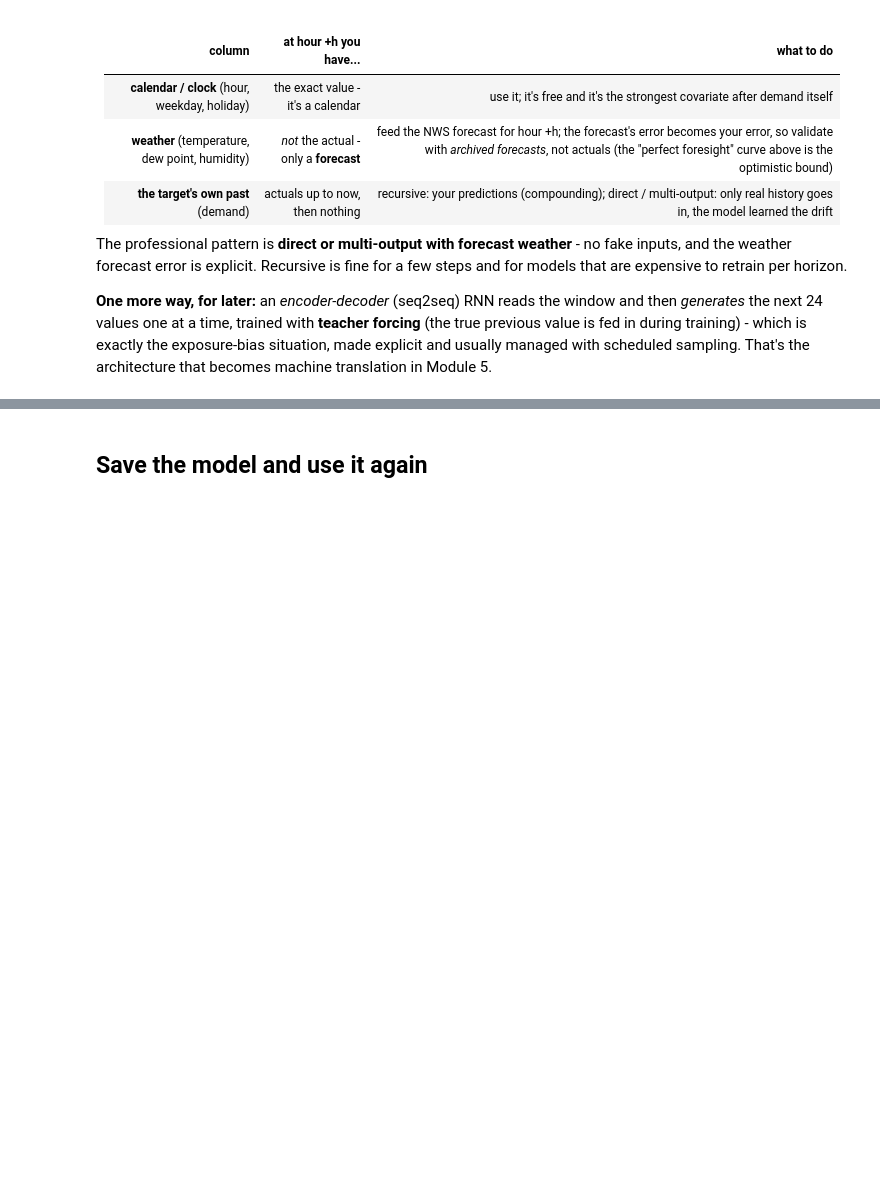
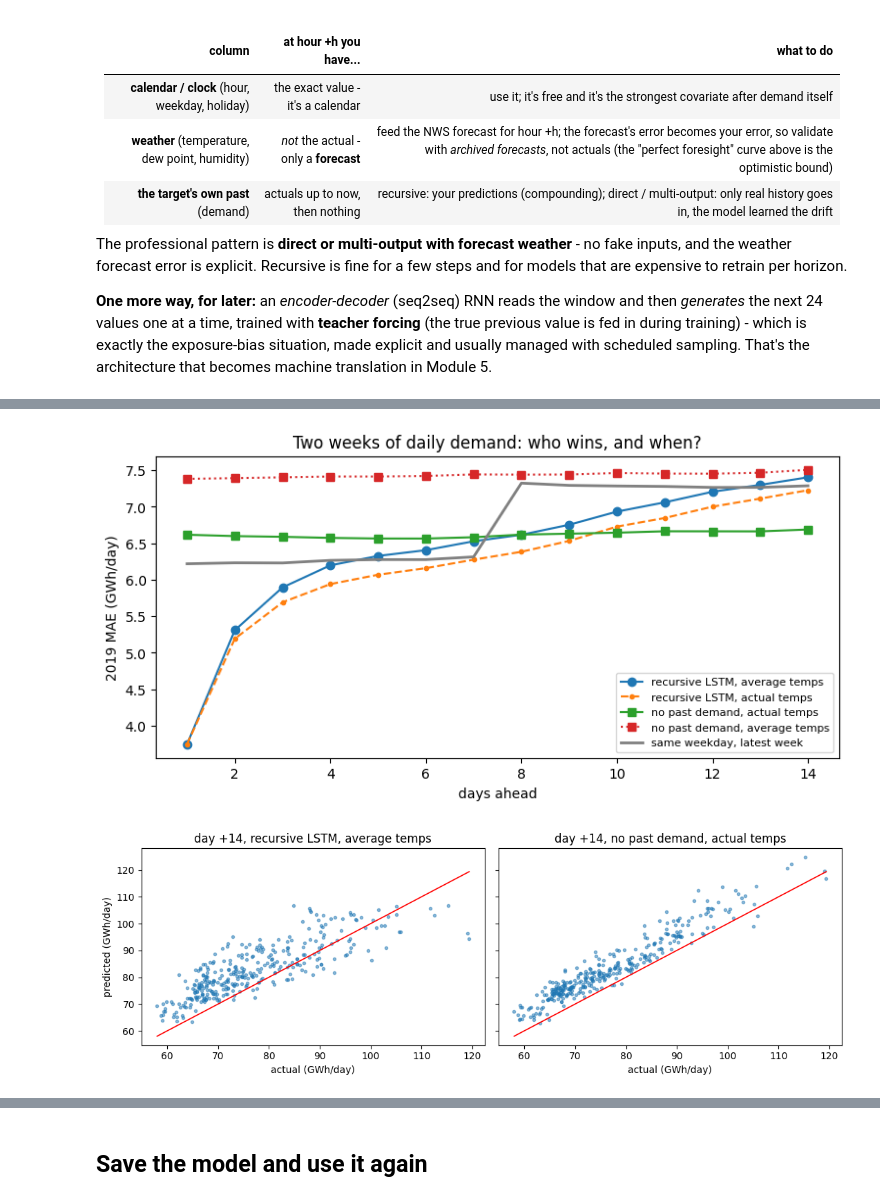
Before and after one commit to drdave-teaching/OPIM5509-notebooks, a Jupyter notebook: Module4/Multi_Step_Forecasting_Strategies.ipynb, the cells around one changed output, grey strips where cells are left out. Drawn from its saved outputs; the diff is of its cells as text; code cells hidden in the pictures; blank space fills up the shorter version.

```diff
--- a/Module4/Multi_Step_Forecasting_Strategies.ipynb
+++ b/Module4/Multi_Step_Forecasting_Strategies.ipynb
@@ -223,0 +246,14 @@ The professional pattern is **direct or multi-output with forecast weather** - n
+# %%
+daily = pd.DataFrame({"demand": df["Demand"].resample("D").sum() / 1000.0,       # GWh per day
+                      "temp":   df["BDL_tmpf"].resample("D").mean()}).loc["2011":"2019"].dropna()
+daily["ds"], daily["dc"] = np.sin(2*np.pi*daily.index.dayofweek/7), np.cos(2*np.pi*daily.index.dayofweek/7)
+daily["ys"], daily["yc"] = np.sin(2*np.pi*daily.index.dayofyear/365.25), np.cos(2*np.pi*daily.index.dayofyear/365.25)
+dcols = ["temp", "ds", "dc", "ys", "yc", "demand"]                        # demand LAST
+d_tr, d_te = daily.loc[:"2018-12-31", dcols], daily.loc["2019-01-01":, dcols]
+clim = d_tr.groupby(d_tr.index.dayofyear)["temp"].mean()               # average temperature for each calendar day
+
+dsc = MinMaxScaler().fit(d_tr)                                         # fit on TRAIN only
+D_tr, D_te = dsc.transform(d_tr), dsc.transform(d_te)
+to_gwh = lambda v: v * (dsc.data_max_[-1] - dsc.data_min_[-1]) + dsc.data_min_[-1]
+t_scaled = lambda v: (v - dsc.data_min_[0]) / (dsc.data_max_[0] - dsc.data_min_[0])
+print("daily train:", d_tr.shape, "| holdout 2019:", d_te.shape, f"| mean 2019 demand {d_te['demand'].mean():.1f} GWh/day")
@@ -223,0 +336,19 @@ The professional pattern is **direct or multi-output with forecast weather** - n
+# %%
+days = np.arange(1, d_out + 1)
+plt.figure(figsize=(9, 4))
+for k, style in [("recursive LSTM, average temps", "o-"), ("recursive LSTM, actual temps", ".--"),
+                 ("no past demand, actual temps", "s-"), ("no past demand, average temps", "s:")]:
+    plt.plot(days, np.abs(models[k] - d_truth).mean(axis=0), style, label=k)
+plt.plot(days, d_naive, color="gray", lw=2, label="same weekday, latest week")
+plt.xlabel("days ahead"); plt.ylabel("2019 MAE (GWh/day)"); plt.title("Two weeks of daily demand: who wins, and when?")
+plt.legend(fontsize=8); plt.show()
+
+fig, ax = plt.subplots(1, 2, figsize=(11, 3.8), sharex=True, sharey=True)
+for a, k in zip(ax, ["recursive LSTM, average temps", "no past demand, actual temps"]):
+    a.scatter(d_truth[:, 13], models[k][:, 13], s=9, alpha=0.5)
+    lim = [d_truth.min(), d_truth.max()]; a.plot(lim, lim, color="red", lw=1.2)
+    a.set_title(f"day +14, {k}"); a.set_xlabel("actual (GWh/day)")
+ax[0].set_ylabel("predicted (GWh/day)"); plt.tight_layout(); plt.show()
+# %% [output]
+[figure, added]
+[figure, added]
```
Also changed, not shown: parts of 7 cells of this notebook, 2 other files.
